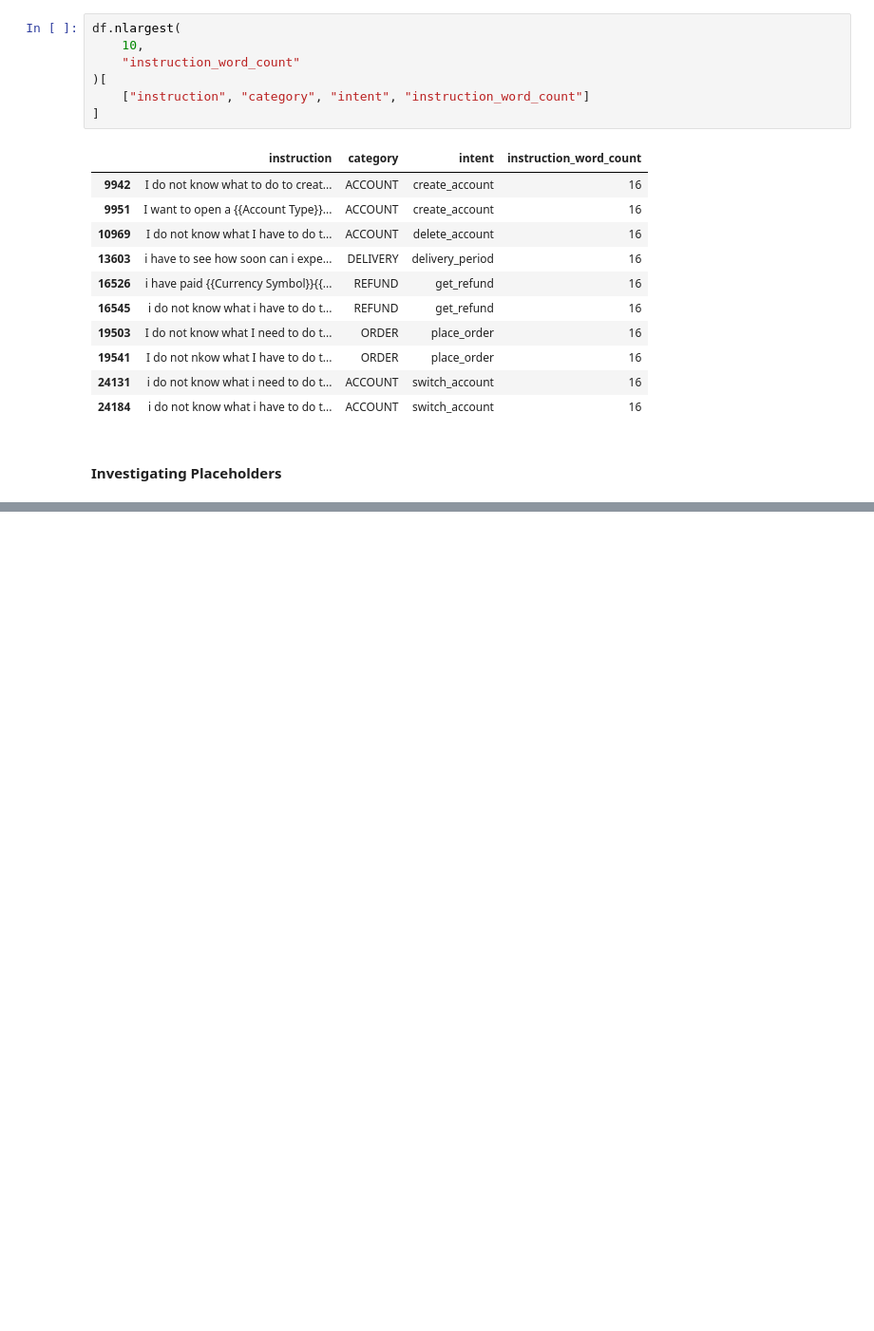
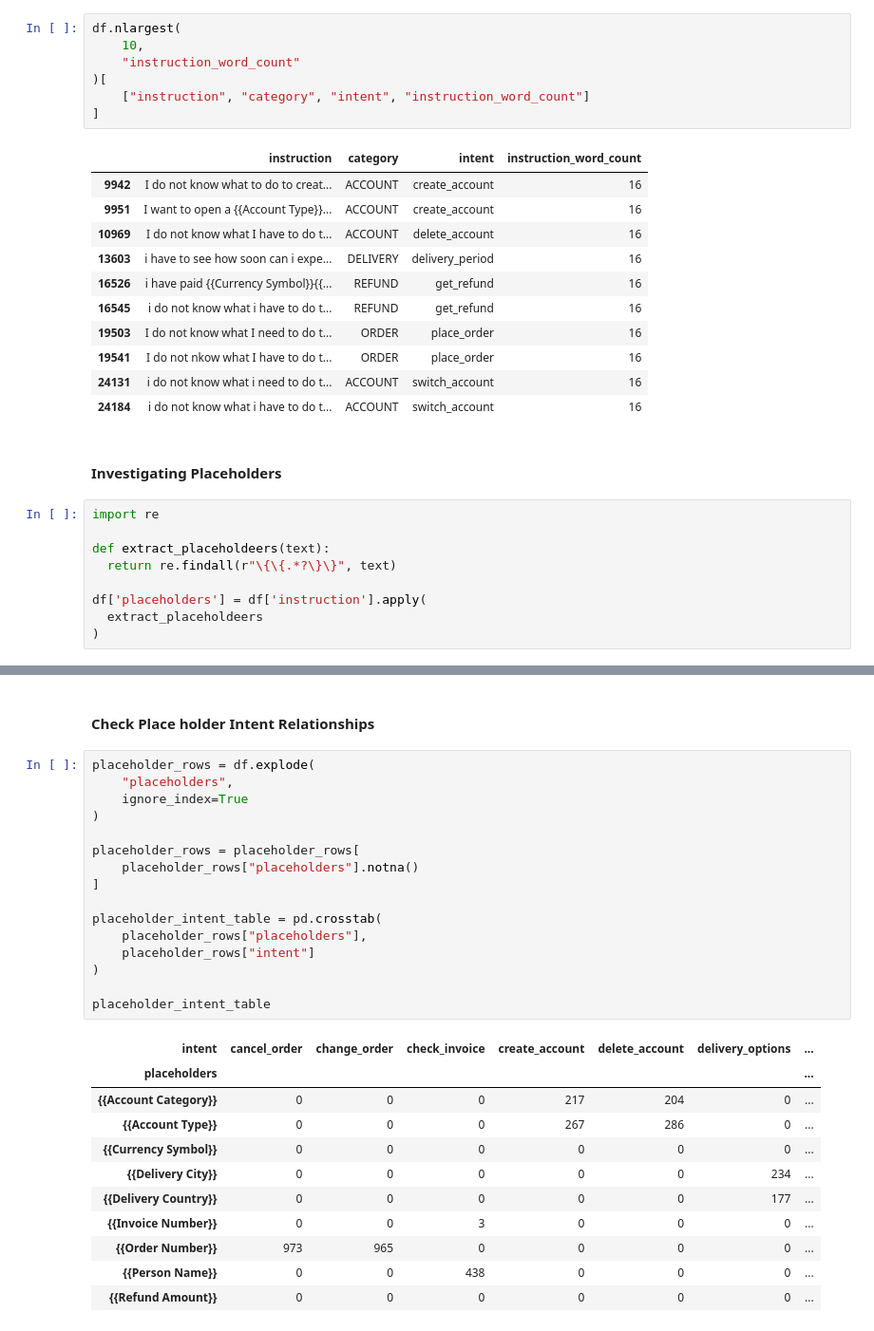
Before and after one commit to ribhupramanik/ResolveAI, a Jupyter notebook: notebooks/01_data_exploration.ipynb, the cells around one changed output, grey strips where cells are left out. Shown at 95% size. Cells and saved outputs as stored; diff of their text form; blank space fills up the shorter version.

Commit message:
Checked for placeholder intent relationships, flags columnand normalized duplicates

```diff
--- a/notebooks/01_data_exploration.ipynb
+++ b/notebooks/01_data_exploration.ipynb
@@ -442,3 +442,12 @@ df.nlargest(
 | 24184 | i do not know what i have to do t... | ACCOUNT | switch_account | 16 |
 # %% [markdown]
 #### Investigating Placeholders
+# %%
+import re
+
+def extract_placeholdeers(text):
+  return re.findall(r"\{\{.*?\}\}", text)
+
+df['placeholders'] = df['instruction'].apply(
+  extract_placeholdeers
+)
@@ -444,0 +488,30 @@ df.nlargest(
+# %% [markdown]
+#### Check Place holder Intent Relationships
+# %%
+placeholder_rows = df.explode(
+    "placeholders",
+    ignore_index=True
+)
+
+placeholder_rows = placeholder_rows[
+    placeholder_rows["placeholders"].notna()
+]
+
+placeholder_intent_table = pd.crosstab(
+    placeholder_rows["placeholders"],
+    placeholder_rows["intent"]
+)
+
+placeholder_intent_table
+# %% [output]
+| intent | cancel_order | change_order | check_invoice | create_account | delete_account | delivery_options | ... |
+| placeholders |  |  |  |  |  |  | ... |
+| {{Account Category}} | 0 | 0 | 0 | 217 | 204 | 0 | ... |
+| {{Account Type}} | 0 | 0 | 0 | 267 | 286 | 0 | ... |
+| {{Currency Symbol}} | 0 | 0 | 0 | 0 | 0 | 0 | ... |
+| {{Delivery City}} | 0 | 0 | 0 | 0 | 0 | 234 | ... |
+| {{Delivery Country}} | 0 | 0 | 0 | 0 | 0 | 177 | ... |
+| {{Invoice Number}} | 0 | 0 | 3 | 0 | 0 | 0 | ... |
+| {{Order Number}} | 973 | 965 | 0 | 0 | 0 | 0 | ... |
+| {{Person Name}} | 0 | 0 | 438 | 0 | 0 | 0 | ... |
+| {{Refund Amount}} | 0 | 0 | 0 | 0 | 0 | 0 | ... |
```
Also changed, not shown: parts of 12 cells of this notebook.
